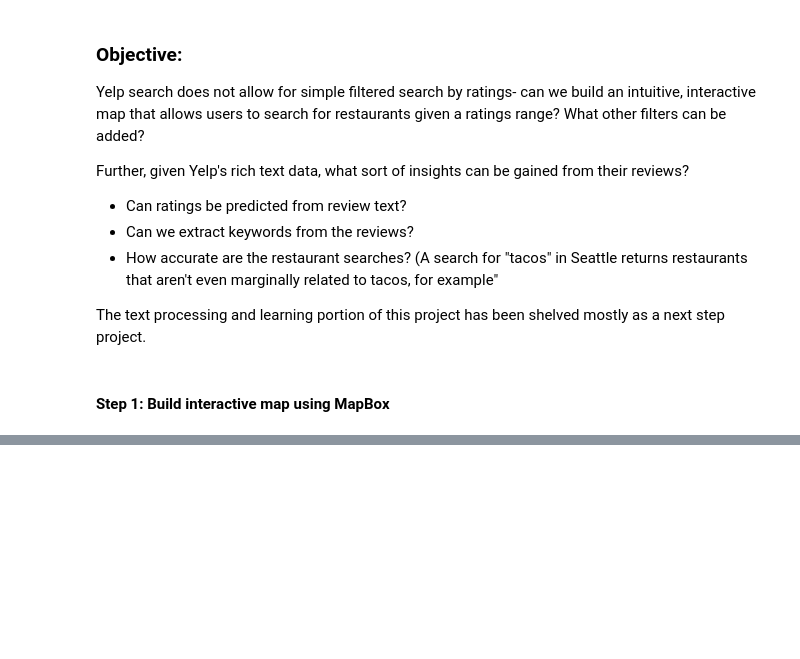
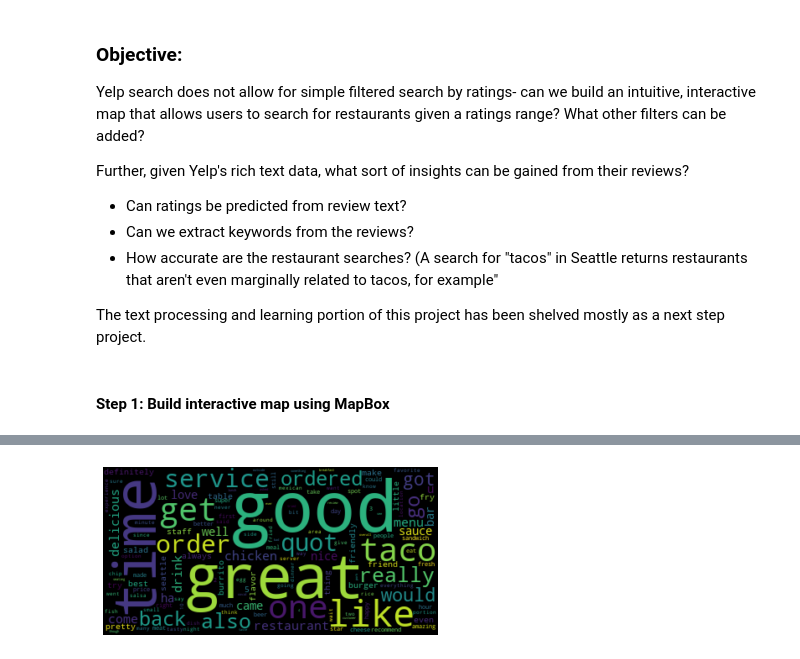
Before and after one commit to tommycqy/Yelp-Reviews, a Jupyter notebook: examples/mapbox_viz.ipynb, the cells around one changed output, grey strips where cells are left out. Cells and saved outputs as stored; diff of their text form; code cells hidden in the pictures; blank space fills up the shorter version.

```diff
--- a/examples/mapbox_viz.ipynb
+++ b/examples/mapbox_viz.ipynb
@@ -124,0 +221,9 @@ viz3.show()
+# %%
+wordcloud = WordCloud()
+wordcloud.generate_from_frequencies(frequencies=dict_lots)
+plt.figure()
+plt.imshow(wordcloud, interpolation="bilinear")
+plt.axis("off")
+plt.show()
+# %% [output]
+[figure, added]
```
Also changed, not shown: parts of 23 cells of this notebook, 1 other file.
